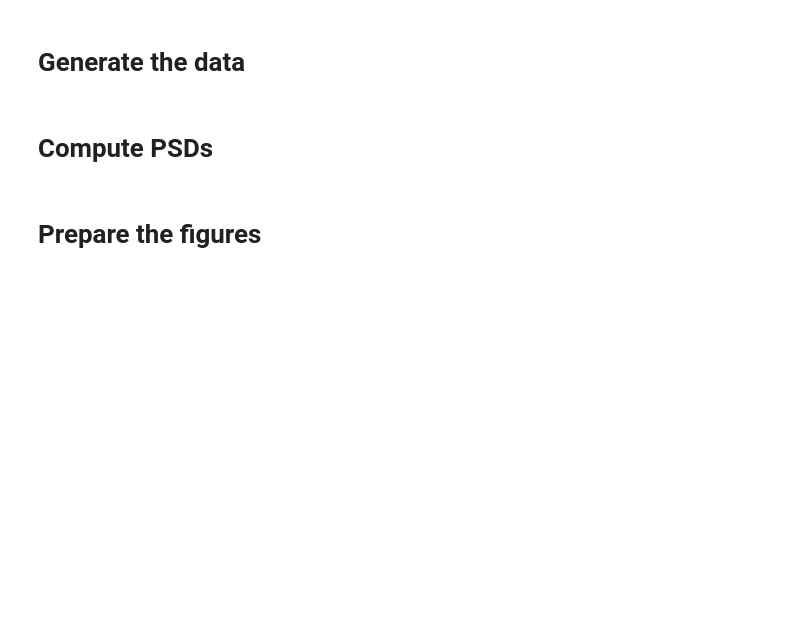
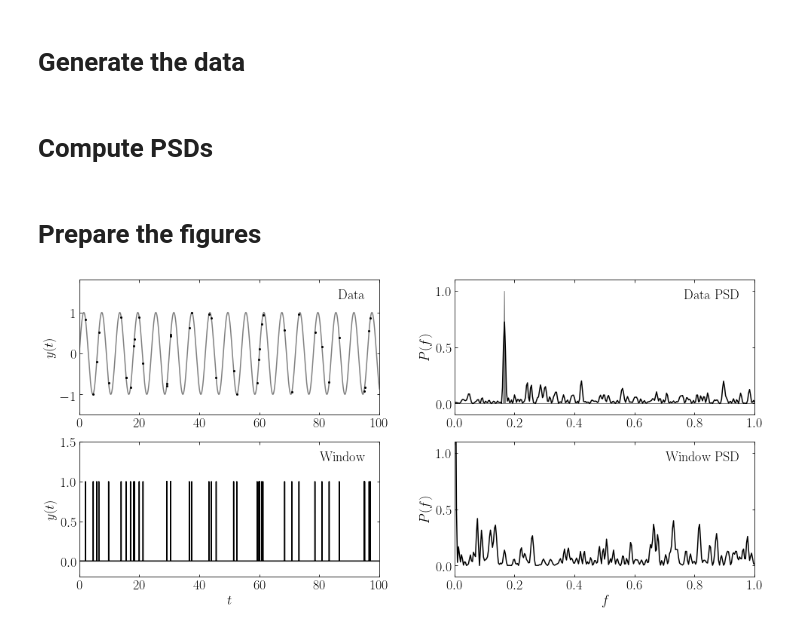
Before and after one commit to sylvielsstfr/MyAstroML, a Jupyter notebook: 2019/Chap10/fig_10_4_fig_FFT_sampling.ipynb, the cells around one changed output. Drawn from its saved outputs; the diff is of its cells as text; code cells hidden in the pictures; blank space fills up the shorter version.

```diff
--- a/2019/Chap10/fig_10_4_fig_FFT_sampling.ipynb
+++ b/2019/Chap10/fig_10_4_fig_FFT_sampling.ipynb
@@ -105,7 +105,7 @@ PSD_obs /= 500
 # %%
 #------------------------------------------------------------
 # Prepare the figures
-fig = plt.figure(figsize=(5, 2.5))
+fig = plt.figure(figsize=(15, 7.5))
 fig.subplots_adjust(bottom=0.15, hspace=0.2, wspace=0.25,
                     left=0.12, right=0.95)
 
@@ -119,30 +119,32 @@ ax.set_xlim(0, 100)
 ax.set_ylim(-1.5, 1.8)
 
 # Second panel: PSD of data
 ax = fig.add_subplot(222)
 ax.fill(f, PSD_y, fc='gray', ec='gray')
 ax.plot(f, PSD_obs, '-', c='black')
 ax.text(0.95, 0.93, "Data PSD", ha='right', va='top', transform=ax.transAxes)
 ax.set_ylabel('$P(f)$')
 ax.set_xlim(0, 1.0)
 ax.set_ylim(-0.1, 1.1)
 
 # Third panel: window vs time
 ax = fig.add_subplot(223)
 ax.plot(t, window, '-', c='black')
 ax.text(0.95, 0.93, "Window", ha='right', va='top', transform=ax.transAxes)
 ax.set_xlabel('$t$')
 ax.set_ylabel('$y(t)$')
 ax.set_xlim(0, 100)
 ax.set_ylim(-0.2, 1.5)
 
 # Fourth panel: PSD of window
 ax = fig.add_subplot(224)
 ax.plot(f, PSD_window, '-', c='black')
 ax.text(0.95, 0.93, "Window PSD", ha='right', va='top', transform=ax.transAxes)
 ax.set_xlabel('$f$')
 ax.set_ylabel('$P(f)$')
 ax.set_xlim(0, 1.0)
 ax.set_ylim(-0.1, 1.1)
 
 plt.show()
+# %% [output]
+[figure, added]
```
Also changed, not shown: 4 other files.
